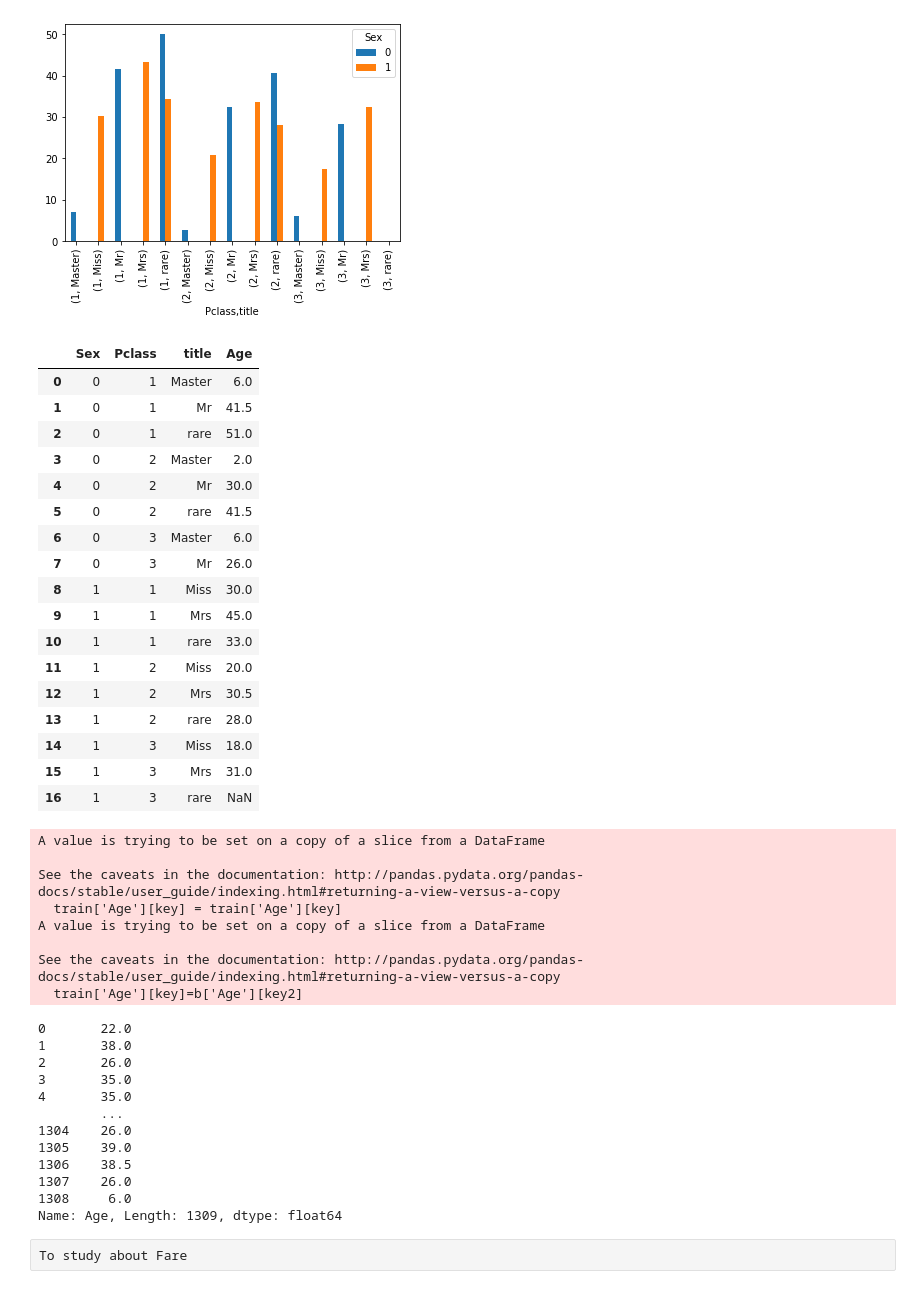
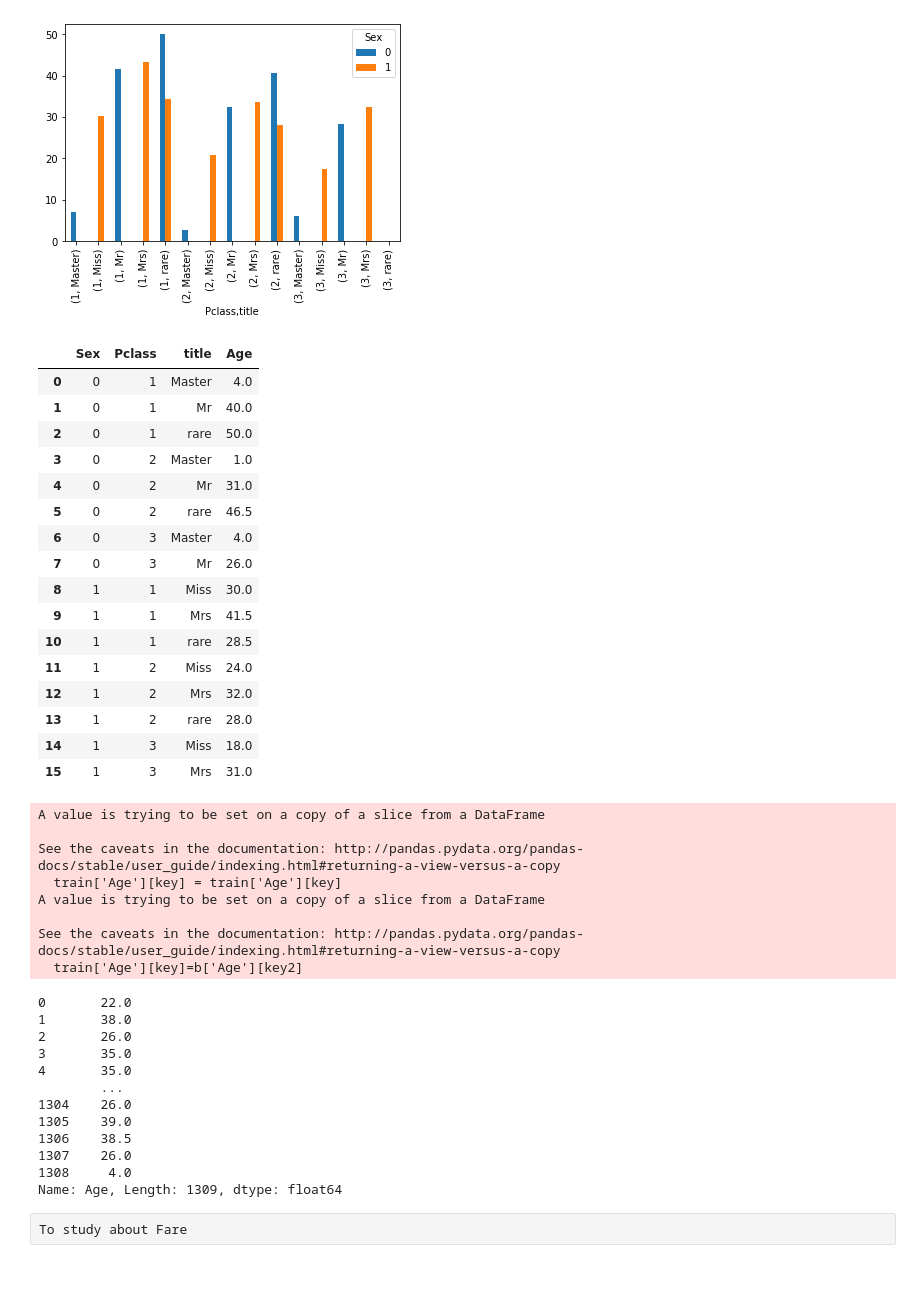
Before and after one commit to Ishu8282/Data-Analysis, a Jupyter notebook: Titanic/Untitled.ipynb, the cells around one changed output. Drawn from its saved outputs; the diff is of its cells as text; code cells hidden in the pictures.

```diff
--- a/Titanic/Untitled.ipynb
+++ b/Titanic/Untitled.ipynb
@@ -234,29 +234,28 @@ Name: Age, dtype: float64
 <matplotlib.axes._subplots.AxesSubplot at 0x...>
 [figure]
 # %%
-b=train.groupby(['Sex','Pclass','title'])
+b=train.iloc[:891].groupby(['Sex','Pclass','title'])
 b_median=b.median()
 b=b_median.reset_index()[['Sex', 'Pclass', 'title', 'Age']]
 b
 # %% [output]
 |  | Sex | Pclass | title | Age |
-| 0 | 0 | 1 | Master | 6.0 |
-| 1 | 0 | 1 | Mr | 41.5 |
-| 2 | 0 | 1 | rare | 51.0 |
-| 3 | 0 | 2 | Master | 2.0 |
-| 4 | 0 | 2 | Mr | 30.0 |
-| 5 | 0 | 2 | rare | 41.5 |
-| 6 | 0 | 3 | Master | 6.0 |
+| 0 | 0 | 1 | Master | 4.0 |
+| 1 | 0 | 1 | Mr | 40.0 |
+| 2 | 0 | 1 | rare | 50.0 |
+| 3 | 0 | 2 | Master | 1.0 |
+| 4 | 0 | 2 | Mr | 31.0 |
+| 5 | 0 | 2 | rare | 46.5 |
+| 6 | 0 | 3 | Master | 4.0 |
 | 7 | 0 | 3 | Mr | 26.0 |
 | 8 | 1 | 1 | Miss | 30.0 |
-| 9 | 1 | 1 | Mrs | 45.0 |
-| 10 | 1 | 1 | rare | 33.0 |
-| 11 | 1 | 2 | Miss | 20.0 |
-| 12 | 1 | 2 | Mrs | 30.5 |
+| 9 | 1 | 1 | Mrs | 41.5 |
+| 10 | 1 | 1 | rare | 28.5 |
+| 11 | 1 | 2 | Miss | 24.0 |
+| 12 | 1 | 2 | Mrs | 32.0 |
 | 13 | 1 | 2 | rare | 28.0 |
 | 14 | 1 | 3 | Miss | 18.0 |
 | 15 | 1 | 3 | Mrs | 31.0 |
-| 16 | 1 | 3 | rare | NaN |
 # %%
 for key,values in train['Age'].iteritems():
     if pd.isna(train['Age'][key]):
@@ -285,7 +284,7 @@ See the caveats in the documentation: http://pandas.pydata.org/pandas-docs/stabl
 1305    39.0
 1306    38.5
 1307    26.0
-1308     6.0
+1308     4.0
 Name: Age, Length: 1309, dtype: float64
 # %% [raw]
 To study about Fare
```
Also changed, not shown: parts of 6 cells of this notebook.
